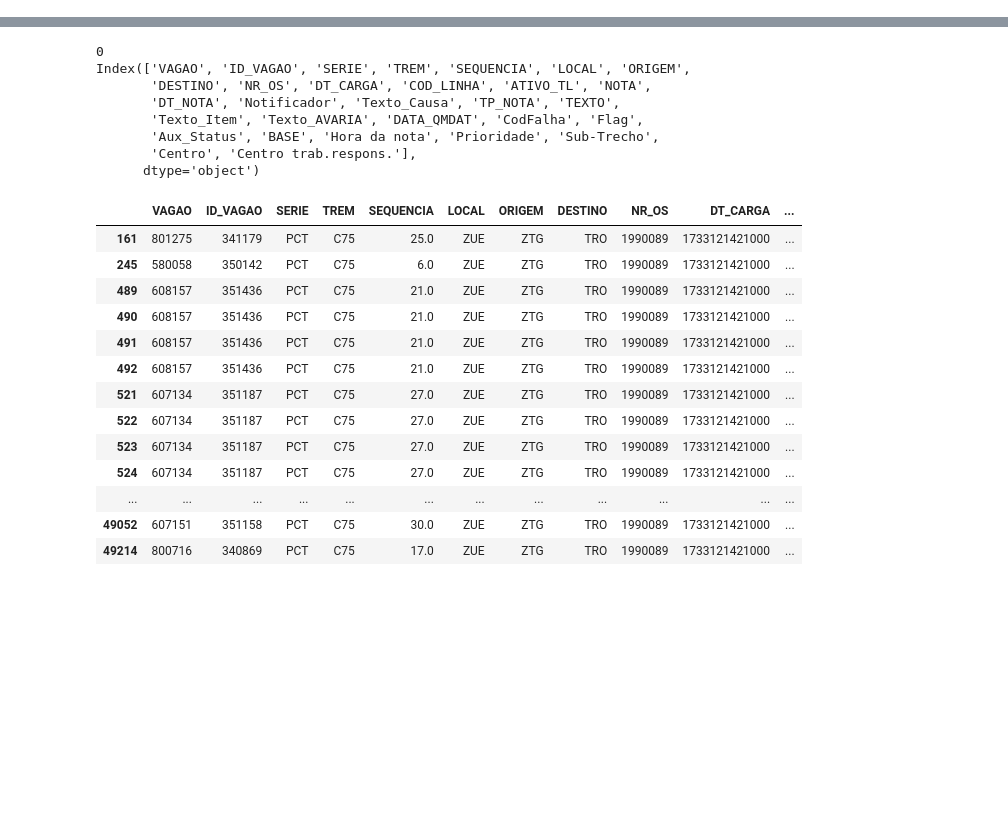
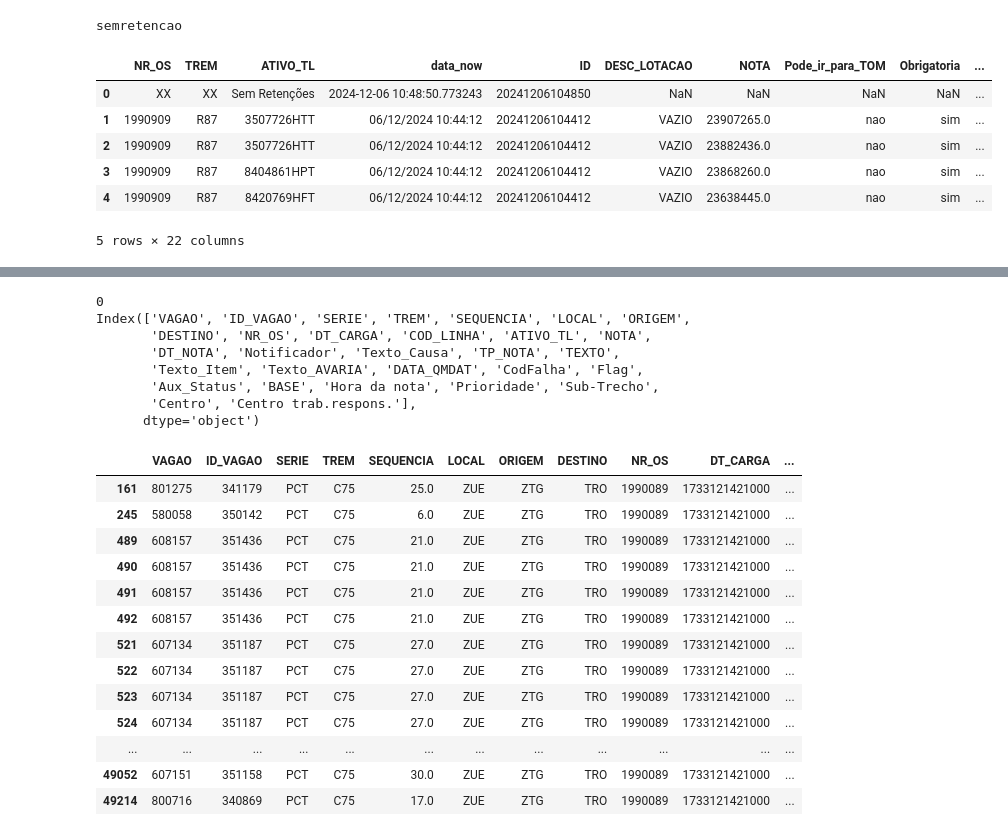
Before and after one commit to leoborin/PanelPCM, a Jupyter notebook: testes.ipynb, the cells around one changed output, grey strips where cells are left out. Drawn from its saved outputs; the diff is of its cells as text; code cells hidden in the pictures; blank space fills up the shorter version.

```diff
--- a/testes.ipynb
+++ b/testes.ipynb
@@ -146,0 +260,44 @@ df_stage_merge.to_json(
+# %%
+import pandas as pd
+from datetime import datetime
+
+print("semretencao")
+# Carrega o DataFrame existente
+geralCards = pd.read_csv('files//submitted_data.csv')
+
+# Obtém a data e hora atual
+data_atual = datetime.now()
+
+
+
+# Cria um novo DataFrame com os valores necessários
+new_row = pd.DataFrame({
+    'NR_OS': ["XX"],
+    'TREM': ["XX"],
+    'ATIVO_TL': ["Sem Retenções"],
+    'data_now': [data_atual],  # Adiciona a data diretamente como datetime
+})
+
+# Cria o ID usando a data e hora no formato desejado
+
+
+new_row['ID'] = new_row['data_now'].dt.strftime('%Y%m%d%H%M%S')
+new_row['data_now'] = new_row['data_now'].dt.strftime('%d/%m/%Y %H:%M:%S')
+
+# Concatena com o DataFrame original
+geralCards = pd.concat([new_row, geralCards], ignore_index=True)
+
+# Salva o resultado em CSV
+#geralCards.to_csv('files//submitted_data.csv', index=False)
+
+# Exibe os 5 primeiros registros
+geralCards.head(5)
+# %% [output]
+semretencao
+|  | NR_OS | TREM | ATIVO_TL | data_now | ID | DESC_LOTACAO | NOTA | Pode_ir_para_TOM | Obrigatoria | ... |
+| 0 | XX | XX | Sem Retenções | 2024-12-06 10:48:50.773243 | 20241206104850 | NaN | NaN | NaN | NaN | ... |
+| 1 | 1990909 | R87 | 3507726HTT | 06/12/2024 10:44:12 | 20241206104412 | VAZIO | 23907265.0 | nao | sim | ... |
+| 2 | 1990909 | R87 | 3507726HTT | 06/12/2024 10:44:12 | 20241206104412 | VAZIO | 23882436.0 | nao | sim | ... |
+| 3 | 1990909 | R87 | 8404861HPT | 06/12/2024 10:44:12 | 20241206104412 | VAZIO | 23868260.0 | nao | sim | ... |
+| 4 | 1990909 | R87 | 8420769HFT | 06/12/2024 10:44:12 | 20241206104412 | VAZIO | 23638445.0 | nao | sim | ... |
+5 rows × 22 columns
```
Also changed, not shown: parts of 8 cells of this notebook, 16 other files.
